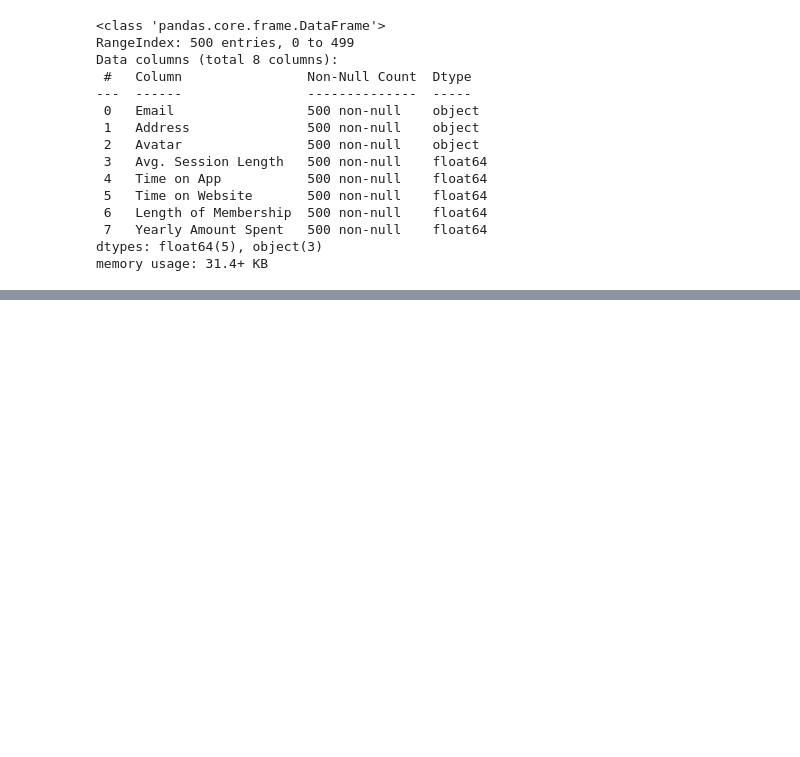
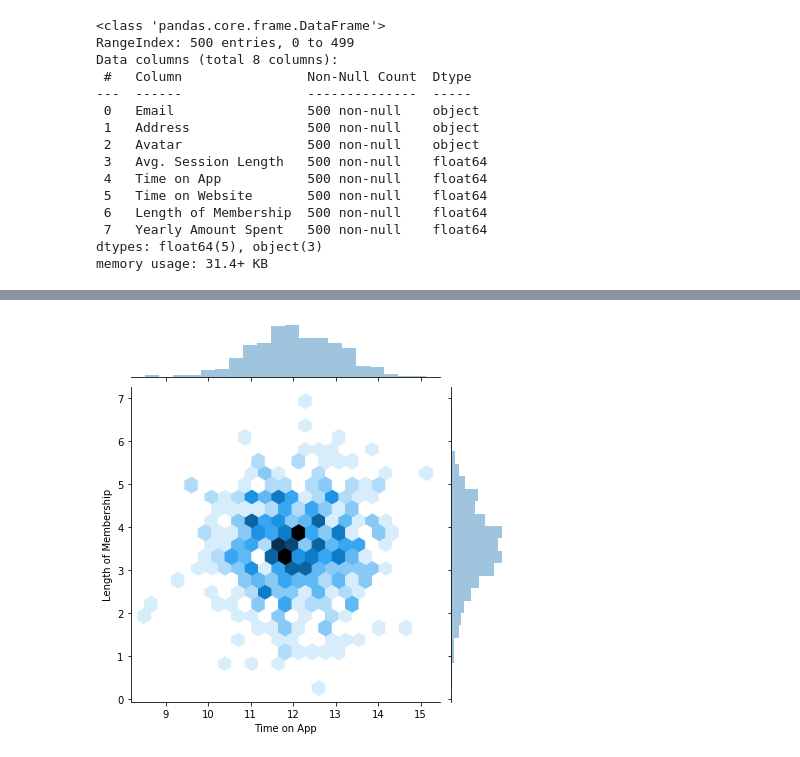
Before and after one commit to dikshajoshi18/MicroProjects-Data-Science, a Jupyter notebook: Ecommerce Customers(Linear Regression)/Ecommerce Customers(Linear Regression).ipynb, the cells around one changed output, grey strips where cells are left out. Saved outputs shown, nothing was run; the diff lists cells and outputs as text; code cells hidden in the pictures; blank space fills up the shorter version.

```diff
--- a/Ecommerce Customers(Linear Regression)/Ecommerce Customers(Linear Regression).ipynb
+++ b/Ecommerce Customers(Linear Regression)/Ecommerce Customers(Linear Regression).ipynb
@@ -37,0 +62,5 @@ df.describe()
+# %%
+sns.jointplot(x='Time on App',y='Length of Membership',data=df,kind='hex')
+plt.show()
+# %% [output]
+[figure, added]
```
Also changed, not shown: parts of 8 cells of this notebook.
